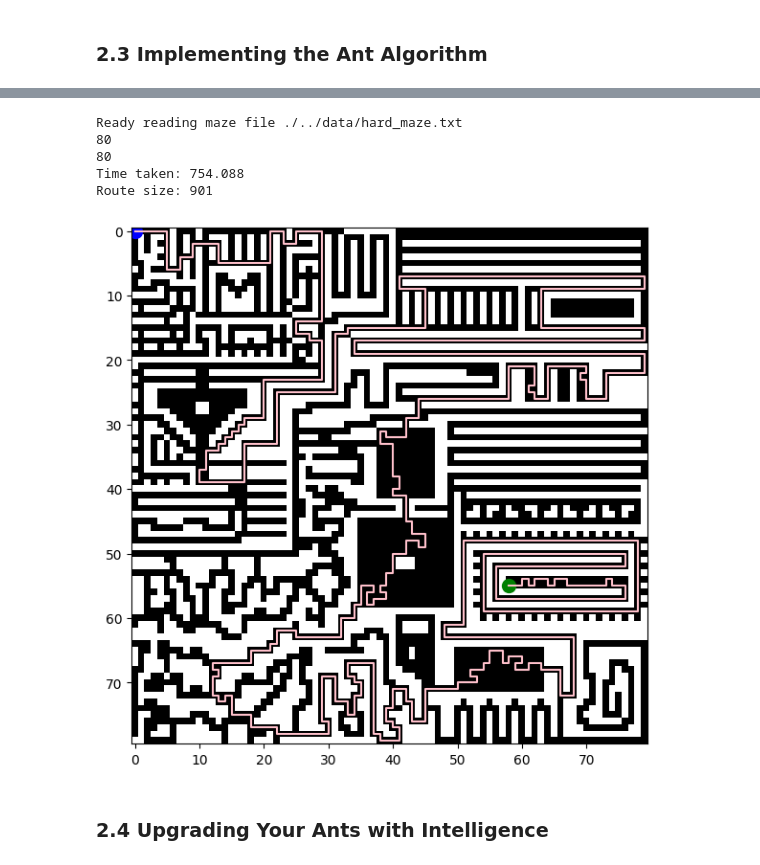
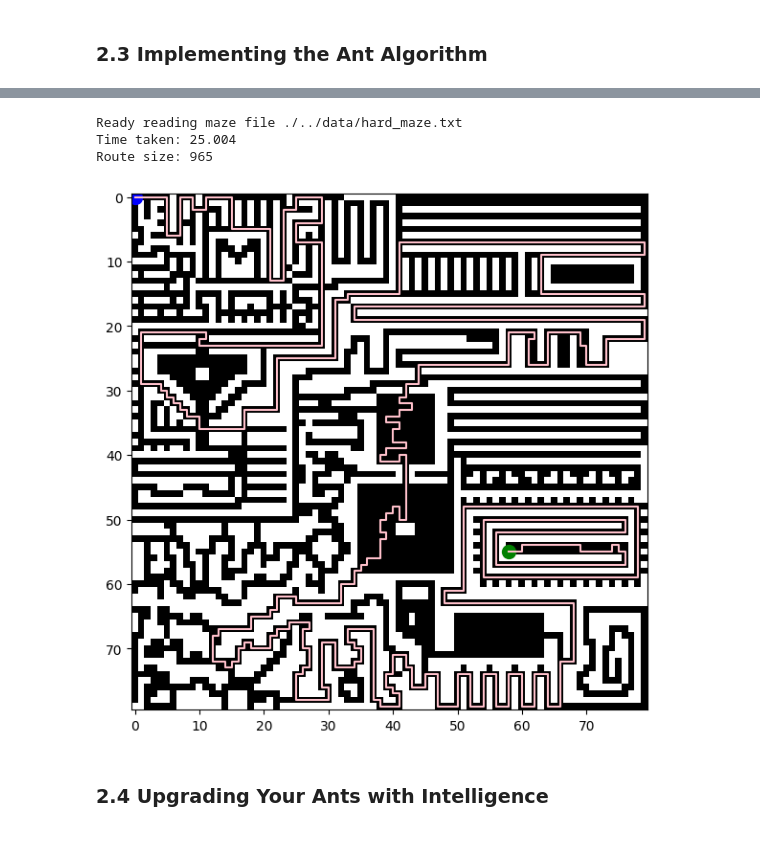
Before and after one commit to Vlad13503/Genetic-Algorithms-_-Ant-Colony-Optimization, a Jupyter notebook: src/Main.ipynb, the cells around one changed output, grey strips where cells are left out. Cells and saved outputs as stored; diff of their text form; code cells hidden in the pictures.

```diff
--- a/src/Main.ipynb
+++ b/src/Main.ipynb
@@ -493,7 +503,8 @@ class StandardAnt:
             pheromone = []
             lst=[Direction.east,Direction.north,Direction.west,Direction.south]
             for direction in range(4):
-                newCoord=Coordinate(self.current_position.x+dx[direction],self.current_position.y+dy[direction])
+                newCoord=Coordinate(self.current_position.x+dx[direction],
+                                    self.current_position.y+dy[direction])
                 if maze.in_bounds(newCoord) and self.visited[newCoord.x][newCoord.y]==0:
                     pheromone.append(maze.get_pheromone(newCoord))
                 else:
@@ -509,7 +520,9 @@ class StandardAnt:
             #print(choice)
 #print(pheromone)
             direction=Direction.dir_to_int(choice)
-            self.current_position=Coordinate(self.current_position.x+dx[direction],self.current_position.y+dy[direction])
+            self.current_position=Coordinate(
+                self.current_position.x+dx[direction],
+                self.current_position.y+dy[direction])
             route.add(choice)
         return (route,last)
 # %%
@@ -696,18 +711,22 @@ class Maze:
             print("Error reading maze file " + file_path)
 # %%
 # Class representing the complete ACO algorithm.
-# Finds shortest path between two points in a maze according to a path specification.
+# Finds shortest path between two points in a maze according to a path
+# specification.
 class AntColonyOptimization:
 
     """
     Constructs a new optimization object using the ant algorithm
     @param maze: the maze (environment) for ants
-    @param ants_per_gen: the number of ants per generation (between update of pheromones)
-    @param generations: the total number of generations of ants (pheromone updates)
+    @param ants_per_gen: the number of ants per generation (between update of
+    pheromones)
+    @param generations: the total number of generations of ants (pheromone
+    updates)
     @param q: the normalization factor for the amount of dropped pheromone
     @param evaporation: the evaporation factor for the pheromones
     """
-    def __init__(self, maze, ants_per_gen, generations, q, evaporation,ant_iterations, Ant, inertia):
+    def __init__(self, maze, ants_per_gen, generations, q, evaporation,
+                 ant_iterations, Ant, inertia):
         self.rng = np.random.RandomState(225200)
         self.maze = maze
         self.ants_per_gen = ants_per_gen
@@ -731,7 +750,8 @@ class AntColonyOptimization:
             routes = []
             paths = []
             for ants in range(self.ants_per_gen):
-                ant=self.ant(self.rng,self.maze,path_specification,self.ant_iterations, self.inertia)
+                ant=self.ant(self.rng,self.maze,path_specification,
+                             self.ant_iterations, self.inertia)
                 route,routee=ant.find_route()
                 if routee[len(routee)-1]==path_specification.get_end():
                     routes.append(route)
@@ -812,32 +836,34 @@ Route size: 171
 # %%
 # Please keep your parameters for the ACO easily changeable here
-gen = 50
-no_gen = 150
-q = 1600
-evap = 0.1
-ant_iterations=2000
+gen = 30
+no_gen = 10
+q = 800
+evap = 0.3
+#ants never stop, they either get stuck or find the end
+ant_iterations = int(1e9)
 #this accounts for how long do we let an ant wander through the maze
 # Construct the optimization objects
 maze_level="hard"
 maze = Maze.create_maze("./../data/"+maze_level+"_maze.txt")
-spec = PathSpecification.read_coordinates("./../data/"+maze_level+"_coordinates.txt")
-aco = AntColonyOptimization(maze, gen, no_gen, q, evap, ant_iterations, StandardAnt, 0)
+spec = PathSpecification.read_coordinates(
+    "./../data/"+maze_level+"_coordinates.txt")
+aco = AntColonyOptimization(maze, gen, no_gen, q, evap, ant_iterations,
+                            StandardAnt, 0)
 
 start_time = int(round(time.time() * 1000))
 shortest_route = aco.find_shortest_route(spec)
 
-print("Time taken: " + str((int(round(time.time() * 1000)) - start_time) / 1000.0))
+print("Time taken: " + str(
+    (int(round(time.time() * 1000)) - start_time) / 1000.0))
 print("Route size: " + (str(shortest_route.size())))
 Visualizer.visualize_individual_path(maze, shortest_route, spec)
 
 # shortest_route.write_to_file("./../data/easy_solution.txt")
 # %% [output]
 Ready reading maze file ./../data/hard_maze.txt
-80
-80
-Time taken: 754.088
-Route size: 901
+Time taken: 25.004
+Route size: 965
-[figure, old version]
+[figure, new version]
 # %% [markdown]
 ### 2.4 Upgrading Your Ants with Intelligence
 # %% [markdown]
```
Also changed, not shown: parts of 41 cells of this notebook, 6 other files.
